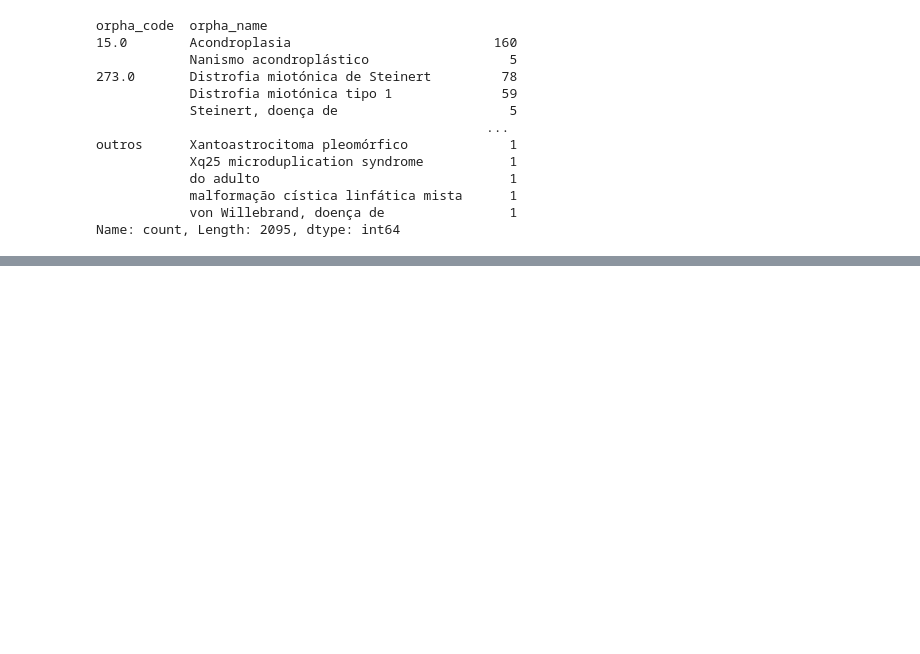
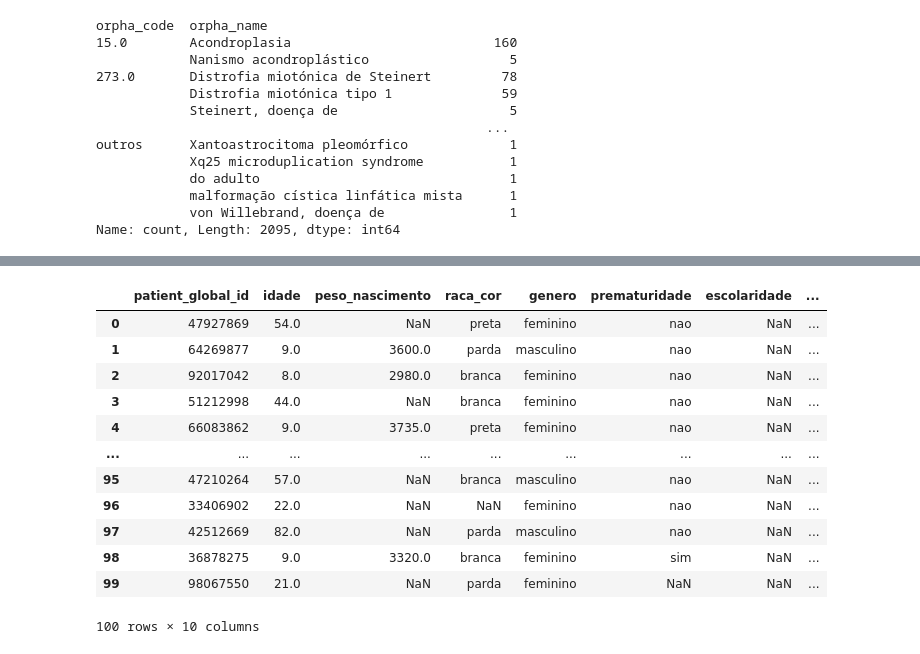
Before and after one commit to AyslanSouza/projectPicEDA, a Jupyter notebook: PIC.ipynb, the cells around one changed output, grey strips where cells are left out. Drawn from its saved outputs; the diff is of its cells as text; code cells hidden in the pictures; blank space fills up the shorter version.

Commit message:
elaboração do dataframe df_dados

```diff
--- a/PIC.ipynb
+++ b/PIC.ipynb
@@ -198,0 +197,28 @@ Name: count, Length: 2095, dtype: int64
+# %%
+#Criação de um novo dashboard
+
+# ID paciente - patient_global_id
+# Idade do paciente
+# Peso nascimento
+# Raça/Cor
+# Gênero
+# Prematuridade
+# Estado de residência
+# Comorbidades ( Lista de CID10 das comorbidades)
+# *Sinais e sintomas (Lista de HPOs) - posterior
+# Escolaridade
+# Idade do inicio do sintoma
+
+
+
+df_dados = df_pacientes[['patient_global_id','idade', 'peso_nascimento',
+                        'raca_cor', 'genero', 'prematuridade', 'escolaridade',
+                        'estado_residencia',]];
+df_dados['HPO'] = 0
+
+df_concatenado = df_diagnosticos_HPOS.groupby('diagnostic_global_id')['hpo_id'].apply(lambda x: ', '.join(x)).reset_index()
+
+df_diagnosticos = df_diagnosticos.merge(df_concatenado, on='diagnostic_global_id', how='left')
+
+df_dados = df_dados.merge(df_diagnosticos[['patient_global_id', 'hpo_id_y']],
+                          on='patient_global_id', how='left')
@@ -198,0 +261,16 @@ Name: count, Length: 2095, dtype: int64
+# %%
+display(df_dados.head(100));
+# %% [output]
+|  | patient_global_id | idade | peso_nascimento | raca_cor | genero | prematuridade | escolaridade | ... |
+| 0 | 47927869 | 54.0 | NaN | preta | feminino | nao | NaN | ... |
+| 1 | 64269877 | 9.0 | 3600.0 | parda | masculino | nao | NaN | ... |
+| 2 | 92017042 | 8.0 | 2980.0 | branca | feminino | nao | NaN | ... |
+| 3 | 51212998 | 44.0 | NaN | branca | feminino | nao | NaN | ... |
+| 4 | 66083862 | 9.0 | 3735.0 | preta | feminino | nao | NaN | ... |
+| ... | ... | ... | ... | ... | ... | ... | ... | ... |
+| 95 | 47210264 | 57.0 | NaN | branca | masculino | nao | NaN | ... |
+| 96 | 33406902 | 22.0 | NaN | NaN | feminino | nao | NaN | ... |
+| 97 | 42512669 | 82.0 | NaN | parda | masculino | nao | NaN | ... |
+| 98 | 36878275 | 9.0 | 3320.0 | branca | feminino | sim | NaN | ... |
+| 99 | 98067550 | 21.0 | NaN | parda | feminino | NaN | NaN | ... |
+100 rows × 10 columns
```
Also changed, not shown: parts of 3 cells of this notebook, 1 other file.
